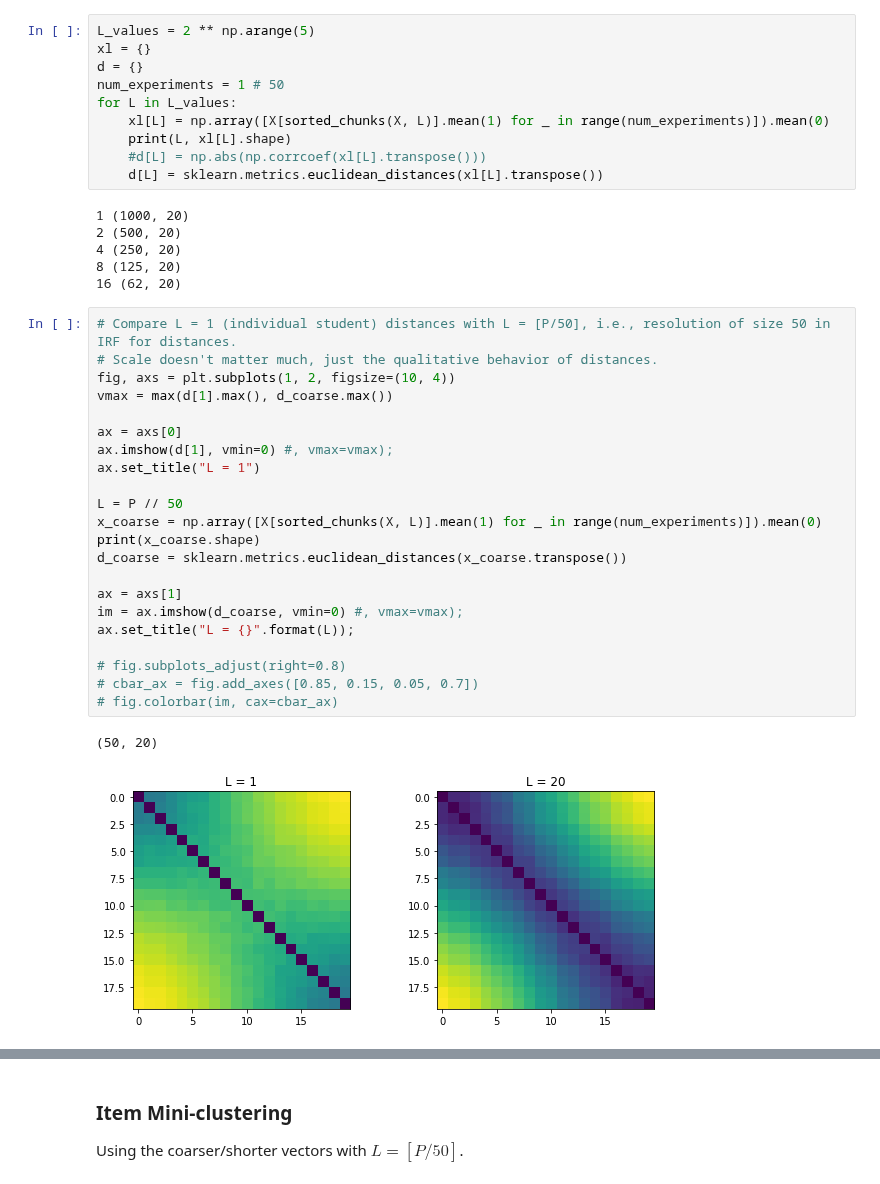
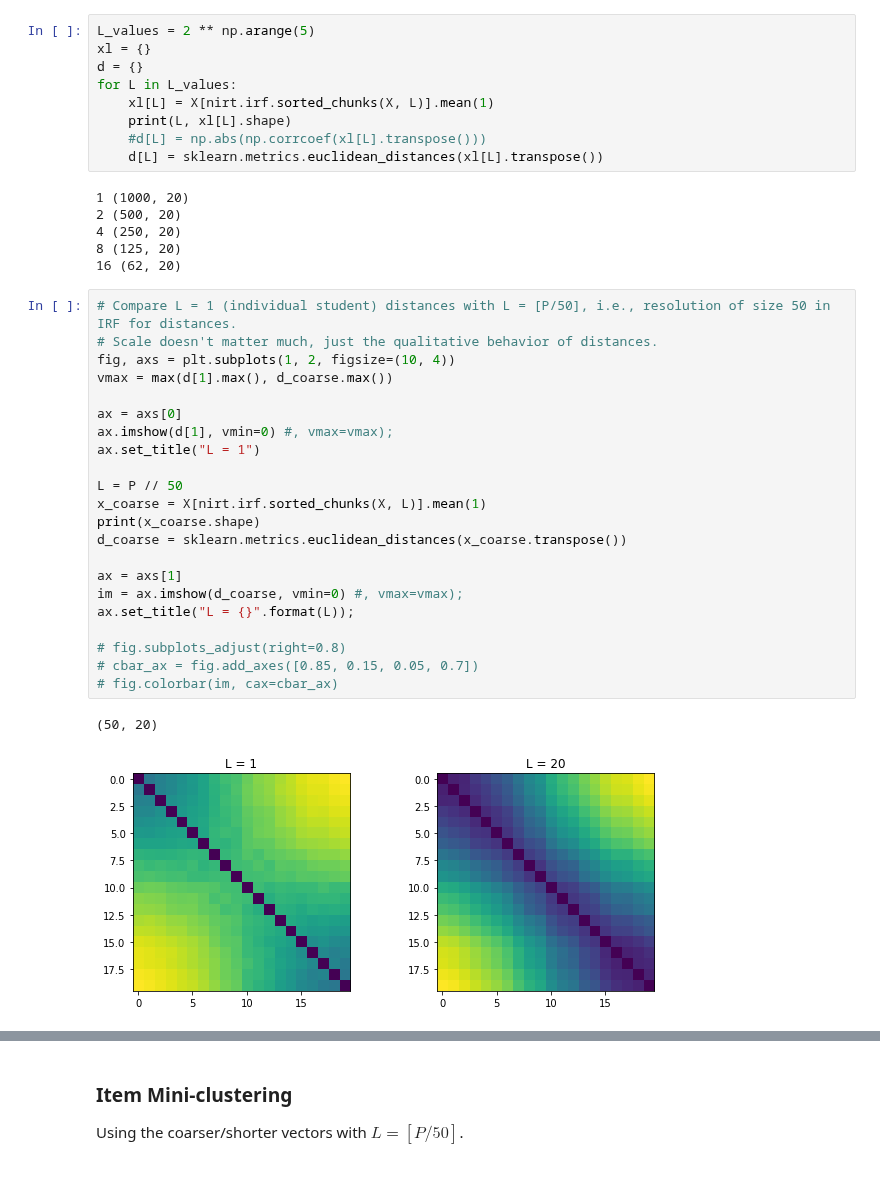
Before and after one commit to ETS-Next-Gen/irt-mcmc, a Jupyter notebook: notebooks/irt_solver_1d_l2_loss.ipynb, the cells around one changed output, grey strips where cells are left out. Saved outputs shown, nothing was run; the diff lists cells and outputs as text.

```diff
--- a/notebooks/irt_solver_1d_l2_loss.ipynb
+++ b/notebooks/irt_solver_1d_l2_loss.ipynb
@@ -335,9 +296,8 @@ Looks like allowing $L = [P/50]$, i.e., $L = O(P)$ that gives a sufficiently fin
 L_values = 2 ** np.arange(5)
 xl = {}
 d = {}
-num_experiments = 1 # 50
 for L in L_values:
-    xl[L] = np.array([X[sorted_chunks(X, L)].mean(1) for _ in range(num_experiments)]).mean(0)
+    xl[L] = X[nirt.irf.sorted_chunks(X, L)].mean(1)
     print(L, xl[L].shape)
     #d[L] = np.abs(np.corrcoef(xl[L].transpose()))
     d[L] = sklearn.metrics.euclidean_distances(xl[L].transpose())
@@ -350,28 +310,28 @@ for L in L_values:
 # %%
 # Compare L = 1 (individual student) distances with L = [P/50], i.e., resolution of size 50 in IRF for distances.
 # Scale doesn't matter much, just the qualitative behavior of distances.
 fig, axs = plt.subplots(1, 2, figsize=(10, 4))
 vmax = max(d[1].max(), d_coarse.max())
 
 ax = axs[0]
 ax.imshow(d[1], vmin=0) #, vmax=vmax);
 ax.set_title("L = 1")
 
 L = P // 50
-x_coarse = np.array([X[sorted_chunks(X, L)].mean(1) for _ in range(num_experiments)]).mean(0)
+x_coarse = X[nirt.irf.sorted_chunks(X, L)].mean(1)
 print(x_coarse.shape)
 d_coarse = sklearn.metrics.euclidean_distances(x_coarse.transpose())
 
 ax = axs[1]
 im = ax.imshow(d_coarse, vmin=0) #, vmax=vmax);
 ax.set_title("L = {}".format(L));
 
 # fig.subplots_adjust(right=0.8)
 # cbar_ax = fig.add_axes([0.85, 0.15, 0.05, 0.7])
 # fig.colorbar(im, cax=cbar_ax)
 # %% [output]
 (50, 20)
-[figure, old version]
+[figure, new version]
 # %%
 fig, axs = plt.subplots(I // 5, 5, figsize=(16, 0.8*I))
 for i in range(I):
```
Also changed, not shown: parts of 36 cells of this notebook, 2 other files.
